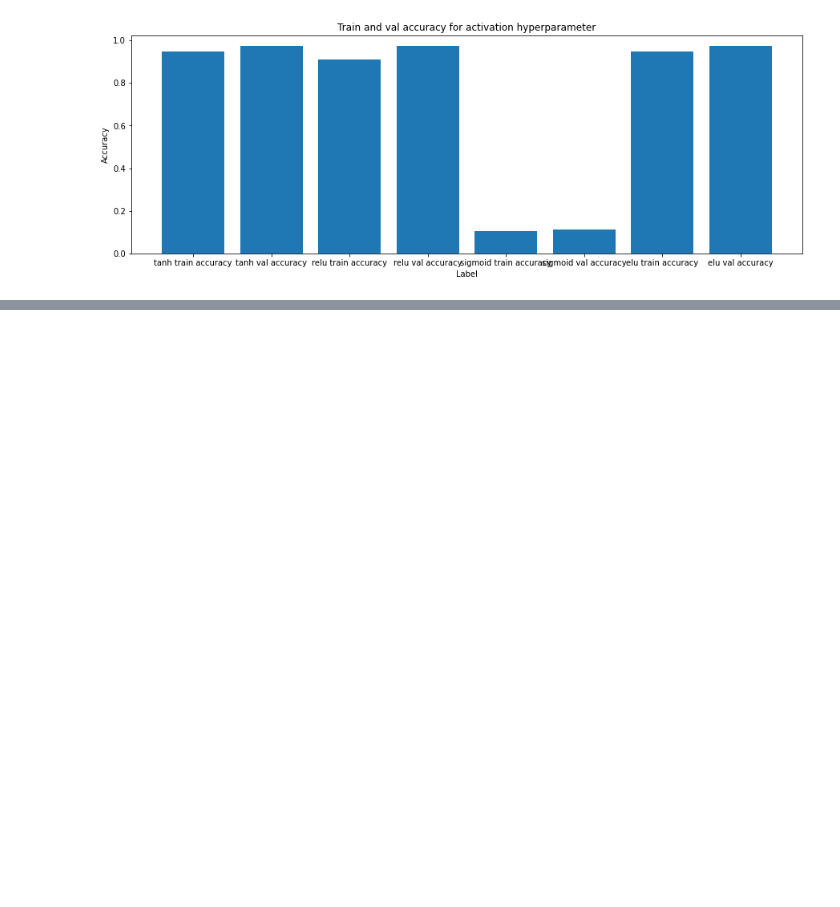
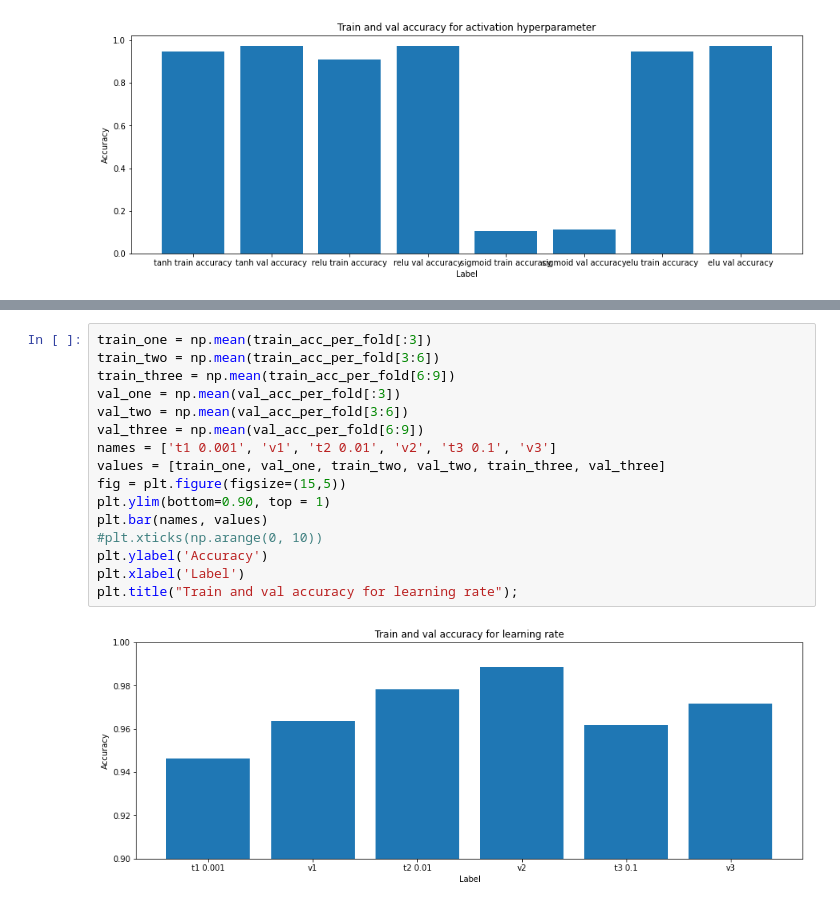
Before and after one commit to JohannaJo/INF264-project-3, a Jupyter notebook: Project 3.ipynb, the cells around one changed output, grey strips where cells are left out. Drawn from its saved outputs; the diff is of its cells as text; blank space fills up the shorter version.

```diff
--- a/Project 3.ipynb
+++ b/Project 3.ipynb
@@ -676,0 +794,18 @@ plt.title("Train and val accuracy for activation hyperparameter");
+# %%
+train_one = np.mean(train_acc_per_fold[:3])
+train_two = np.mean(train_acc_per_fold[3:6])
+train_three = np.mean(train_acc_per_fold[6:9])
+val_one = np.mean(val_acc_per_fold[:3])
+val_two = np.mean(val_acc_per_fold[3:6])
+val_three = np.mean(val_acc_per_fold[6:9])
+names = ['t1 0.001', 'v1', 't2 0.01', 'v2', 't3 0.1', 'v3']
+values = [train_one, val_one, train_two, val_two, train_three, val_three]
+fig = plt.figure(figsize=(15,5))
+plt.ylim(bottom=0.90, top = 1)
+plt.bar(names, values)
+#plt.xticks(np.arange(0, 10))
+plt.ylabel('Accuracy')
+plt.xlabel('Label')
+plt.title("Train and val accuracy for learning rate");
+# %% [output]
+[figure, added]
```
Also changed, not shown: parts of 10 cells of this notebook.
